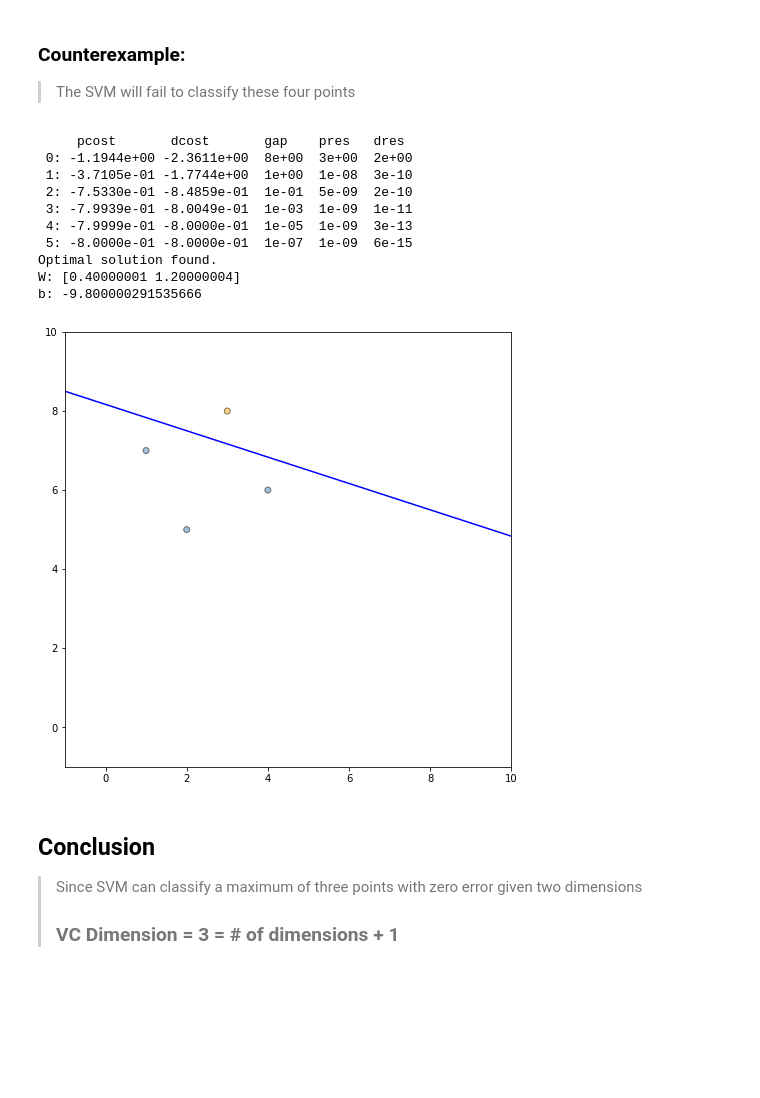
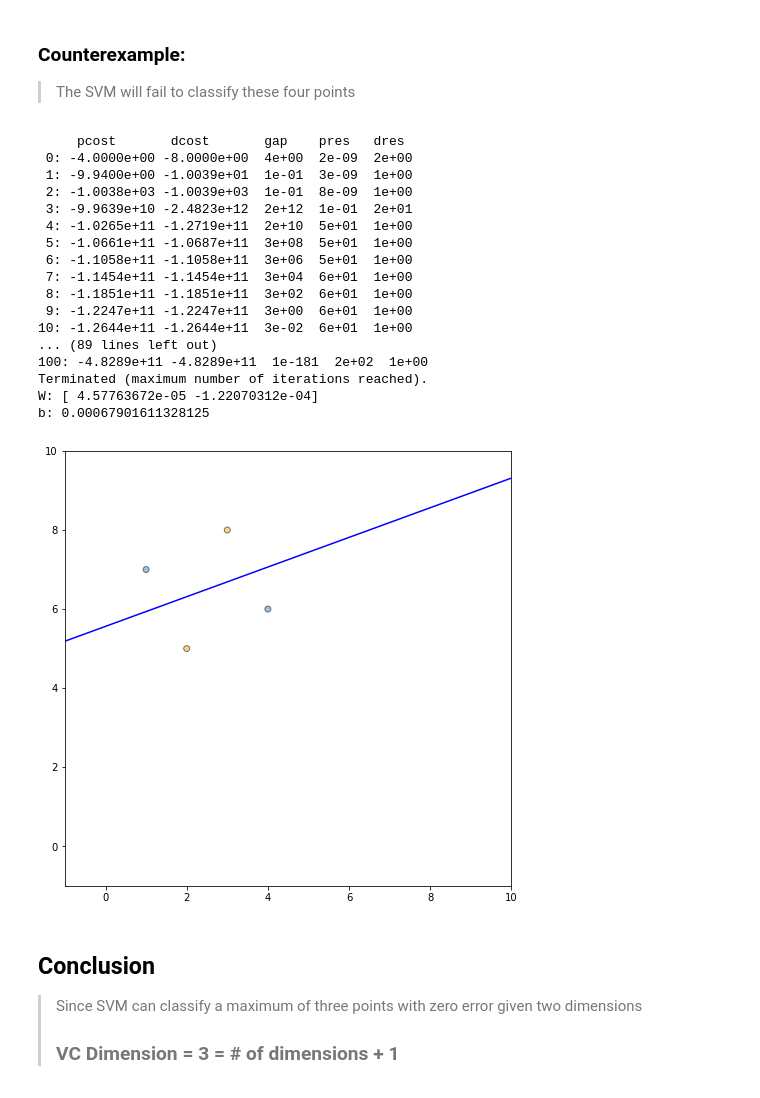
Before and after one commit to miraehab/Support-Vector-Machine-Implementation, a Jupyter notebook: notebook.ipynb, the cells around one changed output. Cells and saved outputs as stored; diff of their text form; code cells hidden in the pictures; blank space fills up the shorter version.

```diff
--- a/notebook.ipynb
+++ b/notebook.ipynb
@@ -470,24 +470,39 @@ b: -9.800000291535666
 ### Counterexample:
 > The SVM will fail to classify these four points
 # %%
+X = np.array([
+    [1,7],
+    [2,5],
+    [3,8],
+    [4,6],
+], dtype=float)
+y = np.array([-1,1,1,-1]).reshape(-1,1)
+
 clf.train(X, y)
 w = clf.w
 b = clf.b
 print("W:", w)
 print("b:", b)
 plot_margin(w,X,b,y, -1, 10, -1, 10, False)
 # %% [output]
      pcost       dcost       gap    pres   dres
- 0: -1.1944e+00 -2.3611e+00  8e+00  3e+00  2e+00
- 1: -3.7105e-01 -1.7744e+00  1e+00  1e-08  3e-10
- 2: -7.5330e-01 -8.4859e-01  1e-01  5e-09  2e-10
- 3: -7.9939e-01 -8.0049e-01  1e-03  1e-09  1e-11
- 4: -7.9999e-01 -8.0000e-01  1e-05  1e-09  3e-13
- 5: -8.0000e-01 -8.0000e-01  1e-07  1e-09  6e-15
-Optimal solution found.
-W: [0.40000001 1.20000004]
-b: -9.800000291535666
+ 0: -4.0000e+00 -8.0000e+00  4e+00  2e-09  2e+00
+ 1: -9.9400e+00 -1.0039e+01  1e-01  3e-09  1e+00
+ 2: -1.0038e+03 -1.0039e+03  1e-01  8e-09  1e+00
+ 3: -9.9639e+10 -2.4823e+12  2e+12  1e-01  2e+01
+ 4: -1.0265e+11 -1.2719e+11  2e+10  5e+01  1e+00
+ 5: -1.0661e+11 -1.0687e+11  3e+08  5e+01  1e+00
+ 6: -1.1058e+11 -1.1058e+11  3e+06  5e+01  1e+00
+ 7: -1.1454e+11 -1.1454e+11  3e+04  6e+01  1e+00
+ 8: -1.1851e+11 -1.1851e+11  3e+02  6e+01  1e+00
+ 9: -1.2247e+11 -1.2247e+11  3e+00  6e+01  1e+00
+10: -1.2644e+11 -1.2644e+11  3e-02  6e+01  1e+00
+... (89 lines left out)
+100: -4.8289e+11 -4.8289e+11  1e-181  2e+02  1e+00
+Terminated (maximum number of iterations reached).
+W: [ 4.57763672e-05 -1.22070312e-04]
+b: 0.00067901611328125
-[figure, old version]
+[figure, new version]
 # %% [markdown]
 ## Conclusion
 > Since SVM can classify a maximum of three points with zero error given two dimensions
```
